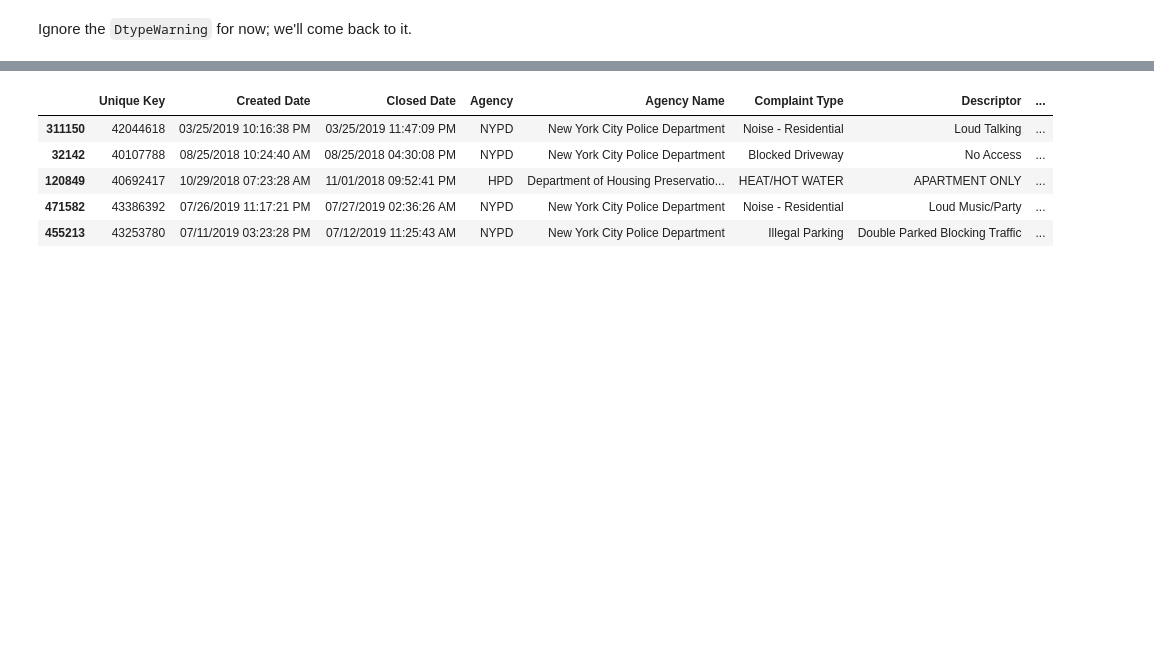
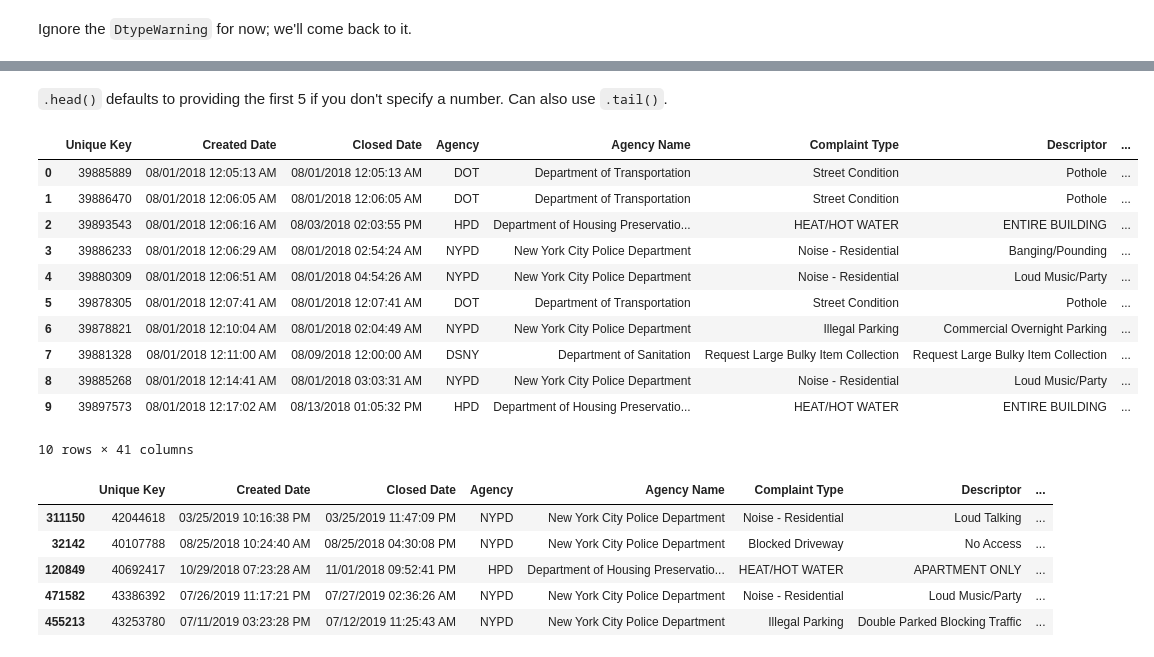
Before and after one commit to afeld/computing-in-context, a Jupyter notebook: lecture_17.ipynb, the cells around one changed output, grey strips where cells are left out. Drawn from its saved outputs; the diff is of its cells as text; code cells hidden in the pictures; blank space fills up the shorter version.

```diff
--- a/lecture_17.ipynb
+++ b/lecture_17.ipynb
@@ -91 +103,18 @@ requests.tail(10)  # last 10 records in the dataframe
+# %% [markdown]
+`.head()` defaults to providing the first 5 if you don't specify a number. Can also use `.tail()`.
+# %%
+requests.head(10)
+# %% [output]
+|  | Unique Key | Created Date | Closed Date | Agency | Agency Name | Complaint Type | Descriptor | ... |
+| 0 | 39885889 | 08/01/2018 12:05:13 AM | 08/01/2018 12:05:13 AM | DOT | Department of Transportation | Street Condition | Pothole | ... |
+| 1 | 39886470 | 08/01/2018 12:06:05 AM | 08/01/2018 12:06:05 AM | DOT | Department of Transportation | Street Condition | Pothole | ... |
+| 2 | 39893543 | 08/01/2018 12:06:16 AM | 08/03/2018 02:03:55 PM | HPD | Department of Housing Preservatio... | HEAT/HOT WATER | ENTIRE BUILDING | ... |
+| 3 | 39886233 | 08/01/2018 12:06:29 AM | 08/01/2018 02:54:24 AM | NYPD | New York City Police Department | Noise - Residential | Banging/Pounding | ... |
+| 4 | 39880309 | 08/01/2018 12:06:51 AM | 08/01/2018 04:54:26 AM | NYPD | New York City Police Department | Noise - Residential | Loud Music/Party | ... |
+| 5 | 39878305 | 08/01/2018 12:07:41 AM | 08/01/2018 12:07:41 AM | DOT | Department of Transportation | Street Condition | Pothole | ... |
+| 6 | 39878821 | 08/01/2018 12:10:04 AM | 08/01/2018 02:04:49 AM | NYPD | New York City Police Department | Illegal Parking | Commercial Overnight Parking | ... |
+| 7 | 39881328 | 08/01/2018 12:11:00 AM | 08/09/2018 12:00:00 AM | DSNY | Department of Sanitation | Request Large Bulky Item Collection | Request Large Bulky Item Collection | ... |
+| 8 | 39885268 | 08/01/2018 12:14:41 AM | 08/01/2018 03:03:31 AM | NYPD | New York City Police Department | Noise - Residential | Loud Music/Party | ... |
+| 9 | 39897573 | 08/01/2018 12:17:02 AM | 08/13/2018 01:05:32 PM | HPD | Department of Housing Preservatio... | HEAT/HOT WATER | ENTIRE BUILDING | ... |
+10 rows × 41 columns
 # %%
```
Also changed, not shown: parts of 66 cells of this notebook, 4 other files.
